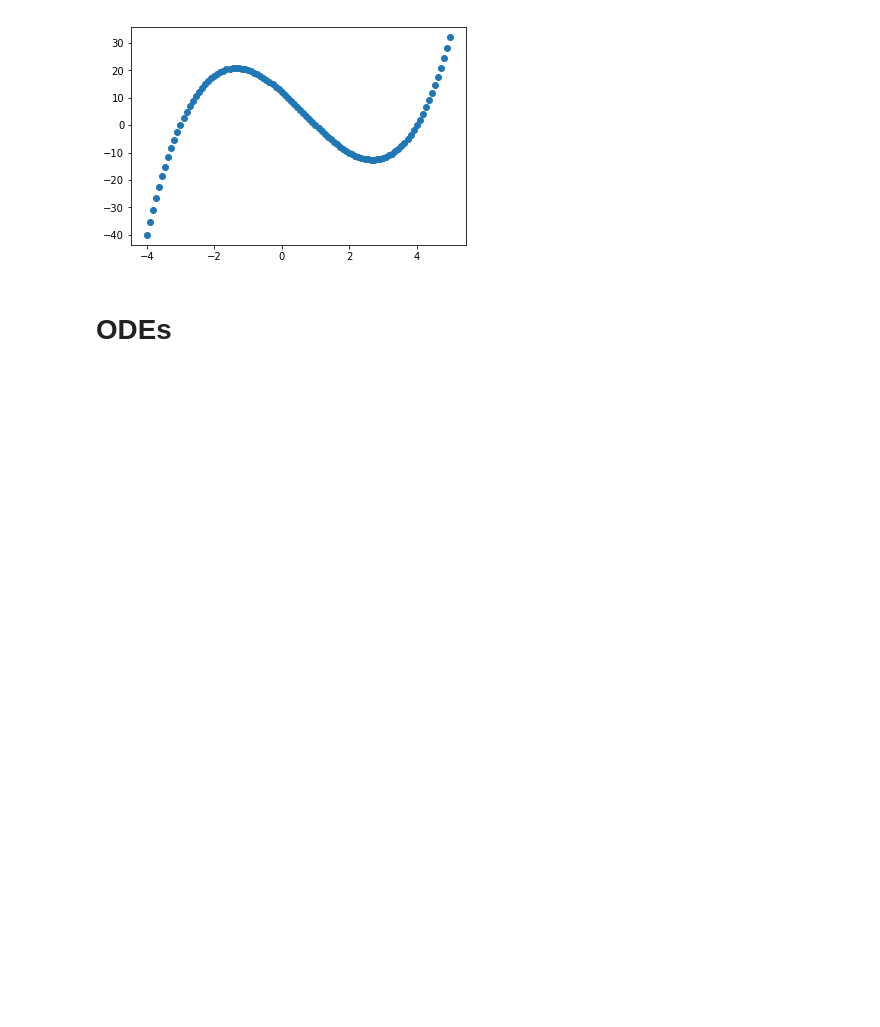
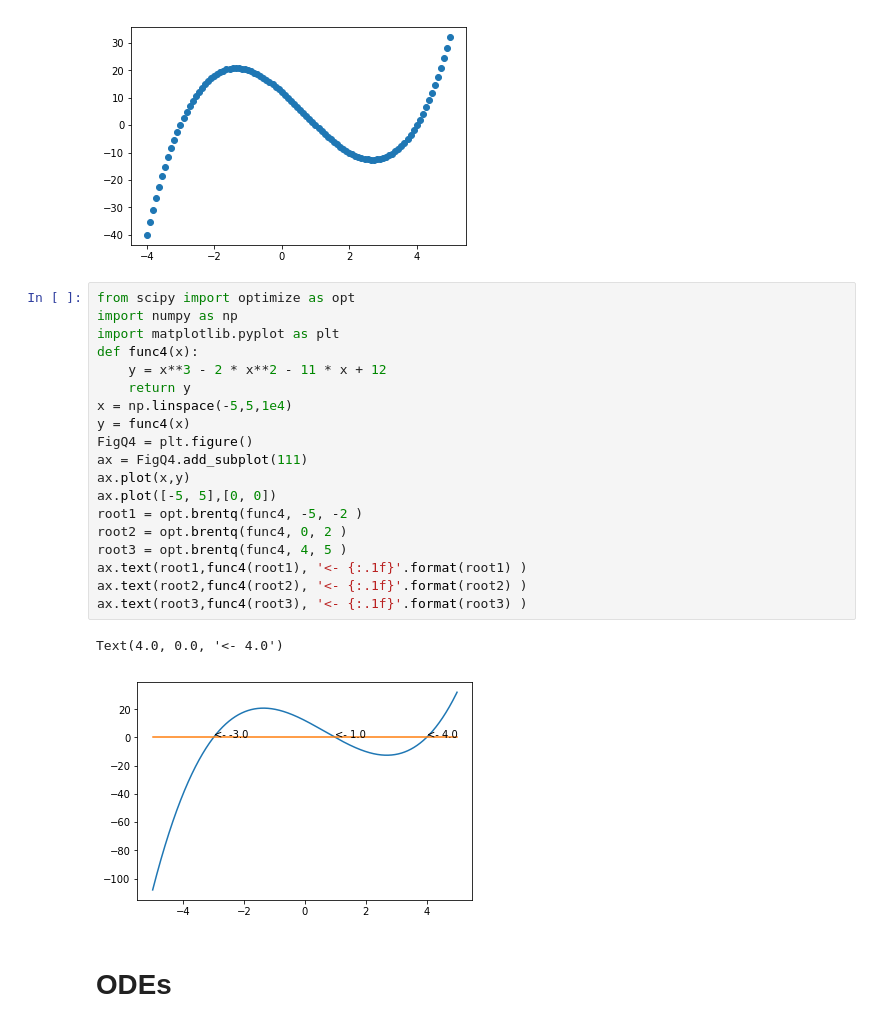
Before and after one commit to marivifs-teaching/python-class, a Jupyter notebook: lectures/05-scipy/scipy-exercises.ipynb, the cells around one changed output. Drawn from its saved outputs; the diff is of its cells as text; blank space fills up the shorter version.

```diff
--- a/lectures/05-scipy/scipy-exercises.ipynb
+++ b/lectures/05-scipy/scipy-exercises.ipynb
@@ -127,6 +179,28 @@ print('Roots: ', root1, root2, root3)
 Root convergence:  True True True
 Roots:  -3.0 1.0 4.0
 [figure]
+# %%
+from scipy import optimize as opt
+import numpy as np
+import matplotlib.pyplot as plt
+def func4(x):
+    y = x**3 - 2 * x**2 - 11 * x + 12
+    return y
+x = np.linspace(-5,5,1e4)
+y = func4(x)
+FigQ4 = plt.figure()
+ax = FigQ4.add_subplot(111)
+ax.plot(x,y)
+ax.plot([-5, 5],[0, 0])
+root1 = opt.brentq(func4, -5, -2 )
+root2 = opt.brentq(func4, 0, 2 )
+root3 = opt.brentq(func4, 4, 5 )
+ax.text(root1,func4(root1), '<- {:.1f}'.format(root1) )
+ax.text(root2,func4(root2), '<- {:.1f}'.format(root2) )
+ax.text(root3,func4(root3), '<- {:.1f}'.format(root3) )
+# %% [output]
+Text(4.0, 0.0, '<- 4.0')
+[figure, added]
 # %% [markdown]
 # ODEs
 # %% [markdown]
```
Also changed, not shown: parts of 6 cells of this notebook, 4 other files.
